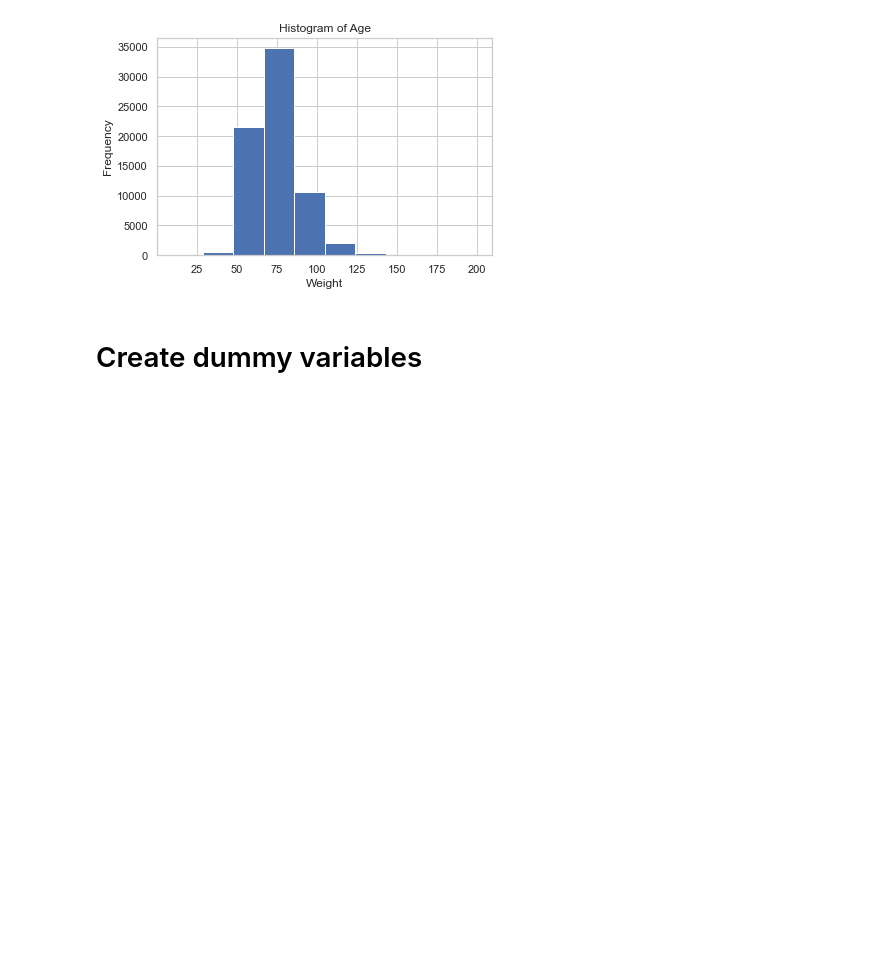
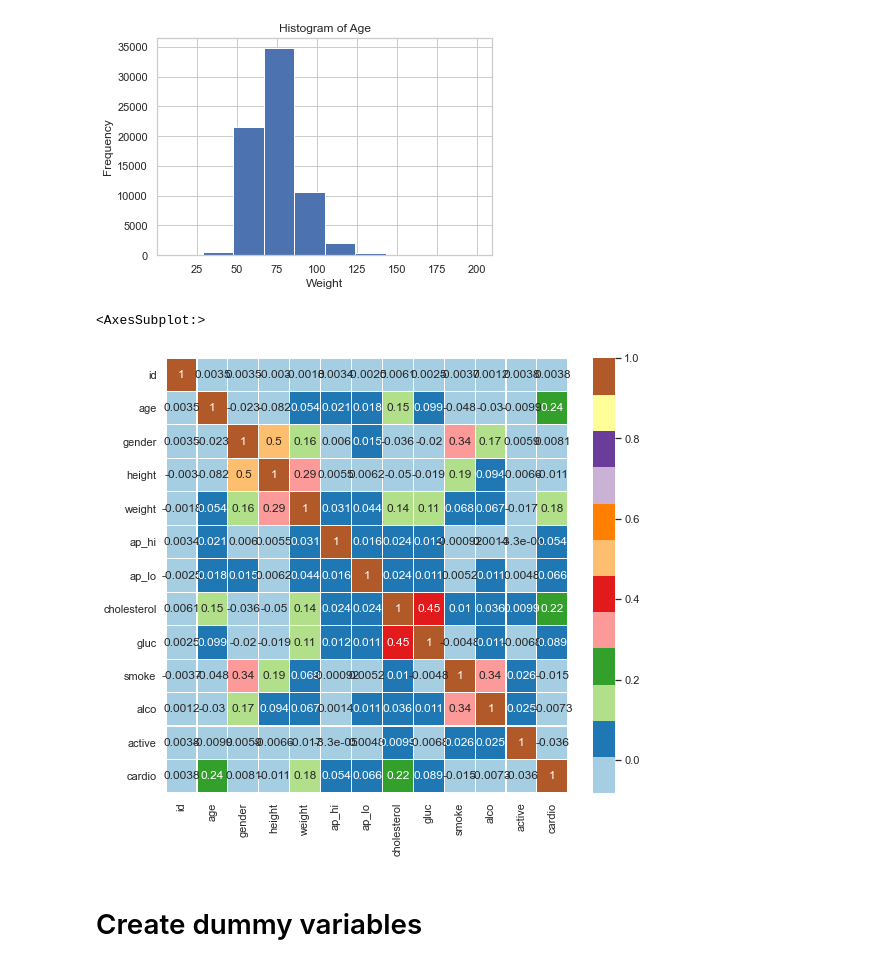
Before and after one commit to beaucourt-benoit/Risques_Cardio_Vasculaires, a Jupyter notebook: Job_Risques_Cardio.ipynb, the cells around one changed output. Cells and saved outputs as stored; diff of their text form; code cells hidden in the pictures; blank space fills up the shorter version.

```diff
--- a/Job_Risques_Cardio.ipynb
+++ b/Job_Risques_Cardio.ipynb
@@ -40,0 +43,6 @@ df.describe()
+# %%
+from sklearn import preprocessing
+
+x = df.values #returns a numpy array
+x_scaled = StandardScaler().fit_transform(x)
+df = pd.DataFrame(x_scaled)
@@ -114,6 +133,13 @@ plt.ylabel('Frequency')
 plt.savefig('hist_age')
 # %% [output]
 [figure]
+# %%
+matrice_corr = df.corr()
+f, ax = plt.subplots(figsize =(9, 8))
+sns.heatmap(matrice_corr, ax = ax, cmap ="Paired", linewidths = 0.1, annot=True)
+# %% [output]
+<AxesSubplot:>
+[figure, added]
 # %% [markdown]
 # Create dummy variables
 # %%
```
Also changed, not shown: parts of 20 cells of this notebook, 1 other file.
